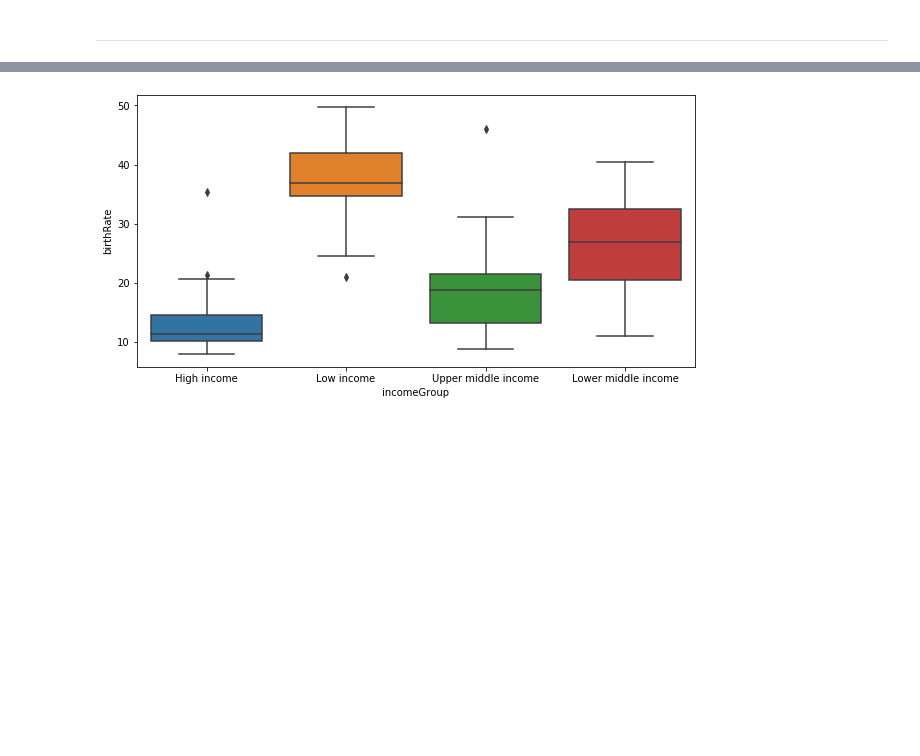
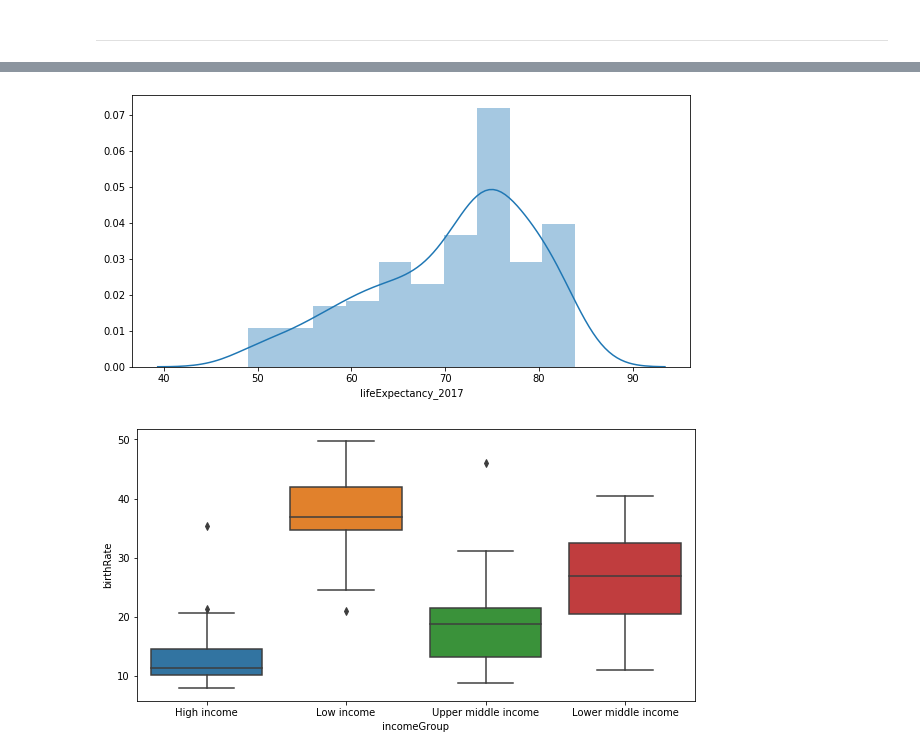
Before and after one commit to karuproy/Portfolio_Project, a Jupyter notebook: _Python_Projects_/LifeExpectancy_regressionAnalysis.ipynb, the cells around one changed output, grey strips where cells are left out. Cells and saved outputs as stored; diff of their text form; code cells hidden in the pictures; blank space fills up the shorter version.

```diff
--- a/_Python_Projects_/LifeExpectancy_regressionAnalysis.ipynb
+++ b/_Python_Projects_/LifeExpectancy_regressionAnalysis.ipynb
@@ -165,3 +165,9 @@ vis1 = sns.distplot(stats['internetUser'], bins=10)
+# %%
+# Histgram:
+
+histogram1 = sns.distplot(df2['lifeExpectancy_2017'], bins=10)
+# %% [output]
+[figure, added]
 # %%
 # Boxplot:
 
```
Also changed, not shown: parts of 5 cells of this notebook, 1 other file.
